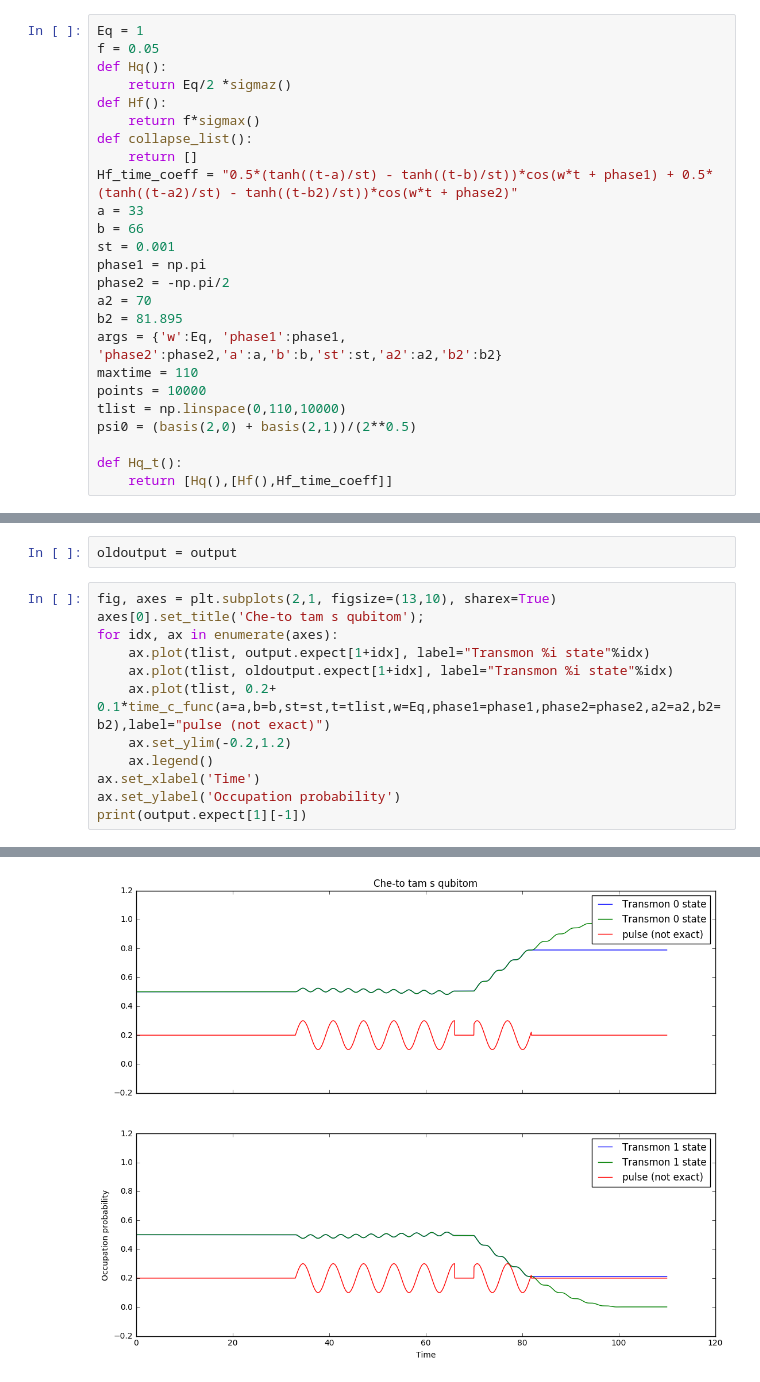
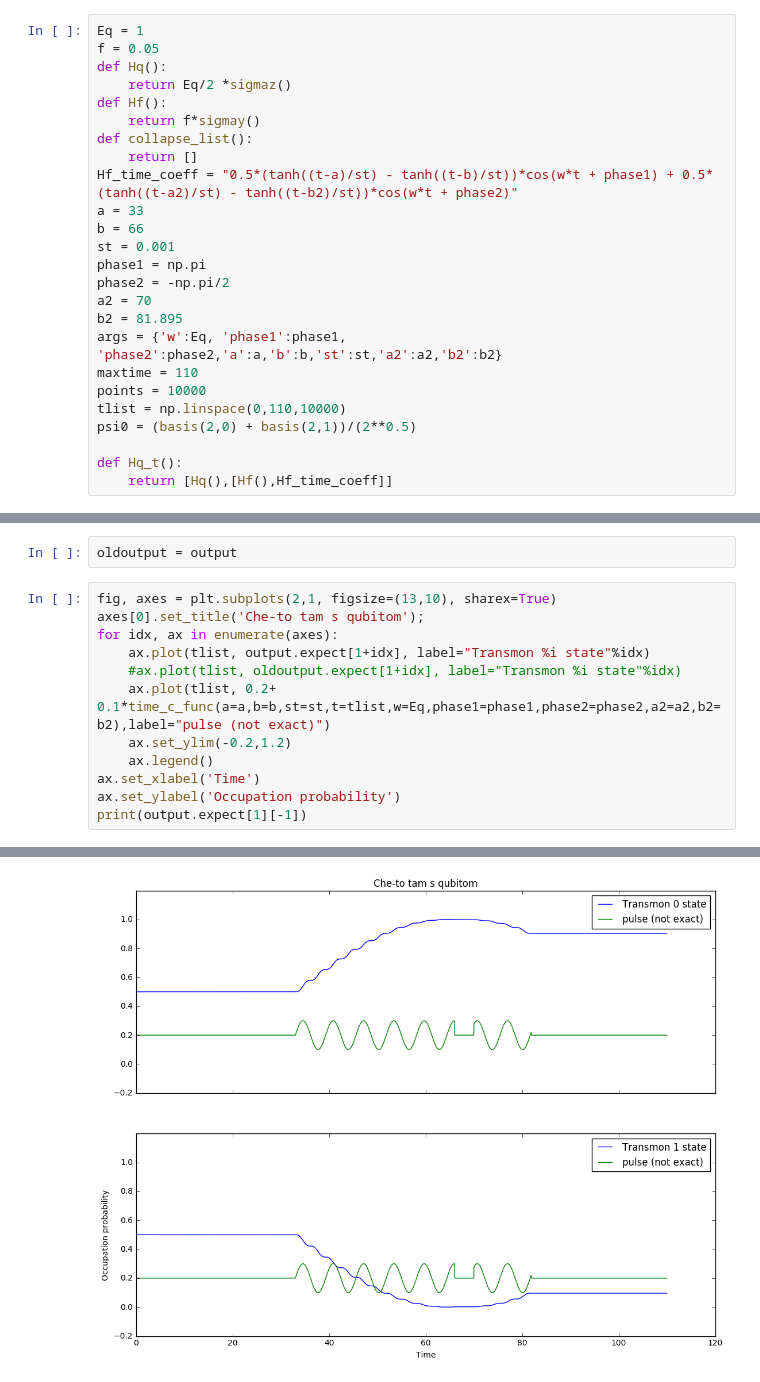
Before and after one commit to safoex/qubitlab, a Jupyter notebook: python/qutip/pulses 2d.ipynb, the cells around one changed output, grey strips where cells are left out. Cells and saved outputs as stored; diff of their text form.

```diff
--- a/python/qutip/pulses 2d.ipynb
+++ b/python/qutip/pulses 2d.ipynb
@@ -16,7 +16,7 @@ f = 0.05
 def Hq():
     return Eq/2 *sigmaz()
 def Hf():
-    return f*sigmax()
+    return f*sigmay()
 def collapse_list():
     return []
 Hf_time_coeff = "0.5*(tanh((t-a)/st) - tanh((t-b)/st))*cos(w*t + phase1) + 0.5*(tanh((t-a2)/st) - tanh((t-b2)/st))*cos(w*t + phase2)"
@@ -144,7 +144,7 @@ fig, axes = plt.subplots(2,1, figsize=(13,10), sharex=True)
 axes[0].set_title('Che-to tam s qubitom');
 for idx, ax in enumerate(axes):
     ax.plot(tlist, output.expect[1+idx], label="Transmon %i state"%idx)
-    ax.plot(tlist, oldoutput.expect[1+idx], label="Transmon %i state"%idx)
+    #ax.plot(tlist, oldoutput.expect[1+idx], label="Transmon %i state"%idx)
     ax.plot(tlist, 0.2+ 0.1*time_c_func(a=a,b=b,st=st,t=tlist,w=Eq,phase1=phase1,phase2=phase2,a2=a2,b2=b2),label="pulse (not exact)")
     ax.set_ylim(-0.2,1.2)
     ax.legend()
@@ -156 +156 @@ print(output.expect[1][-1])
-[figure, old version]
+[figure, new version]
```
Also changed, not shown: parts of 4 cells of this notebook, 2 other files.
